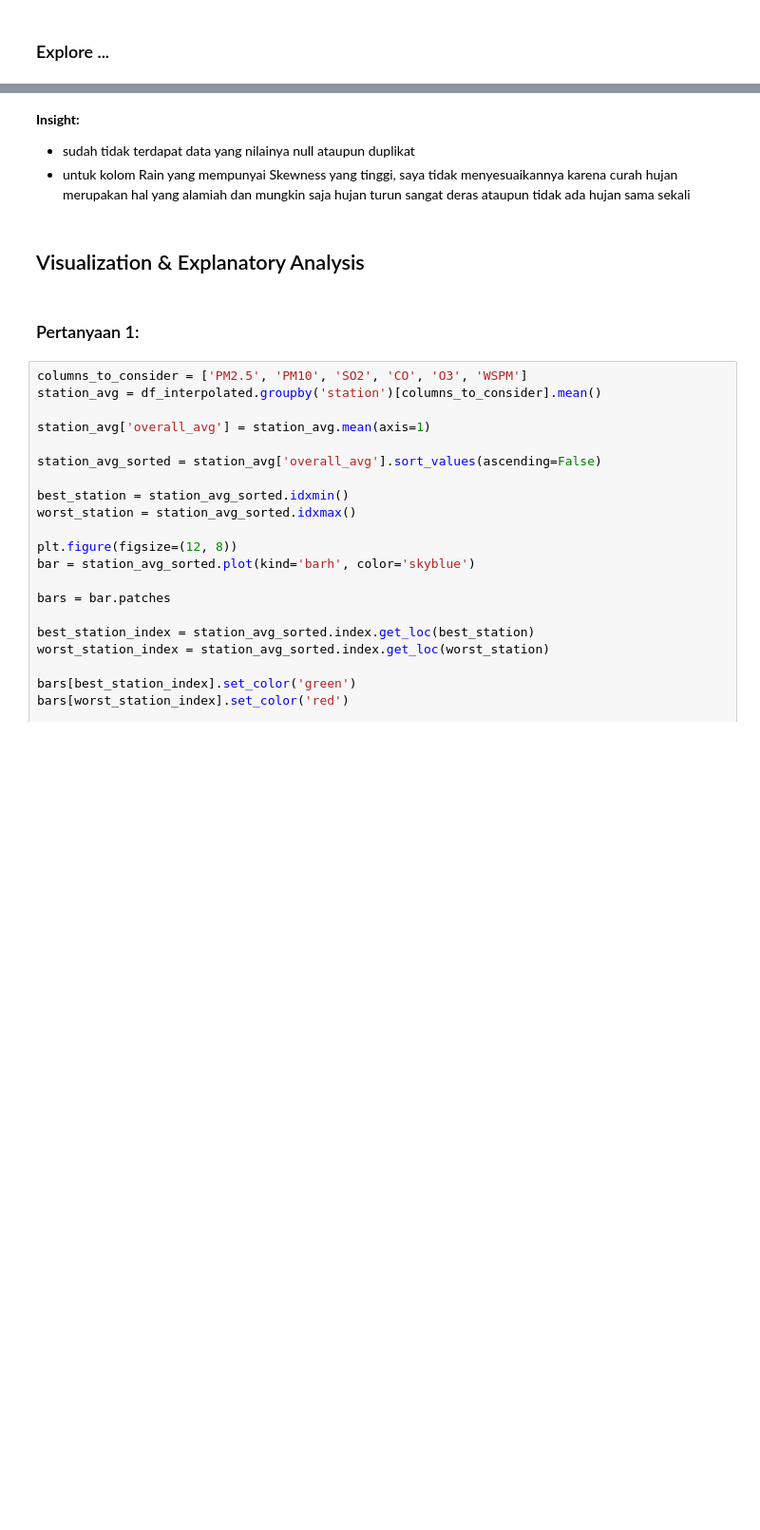
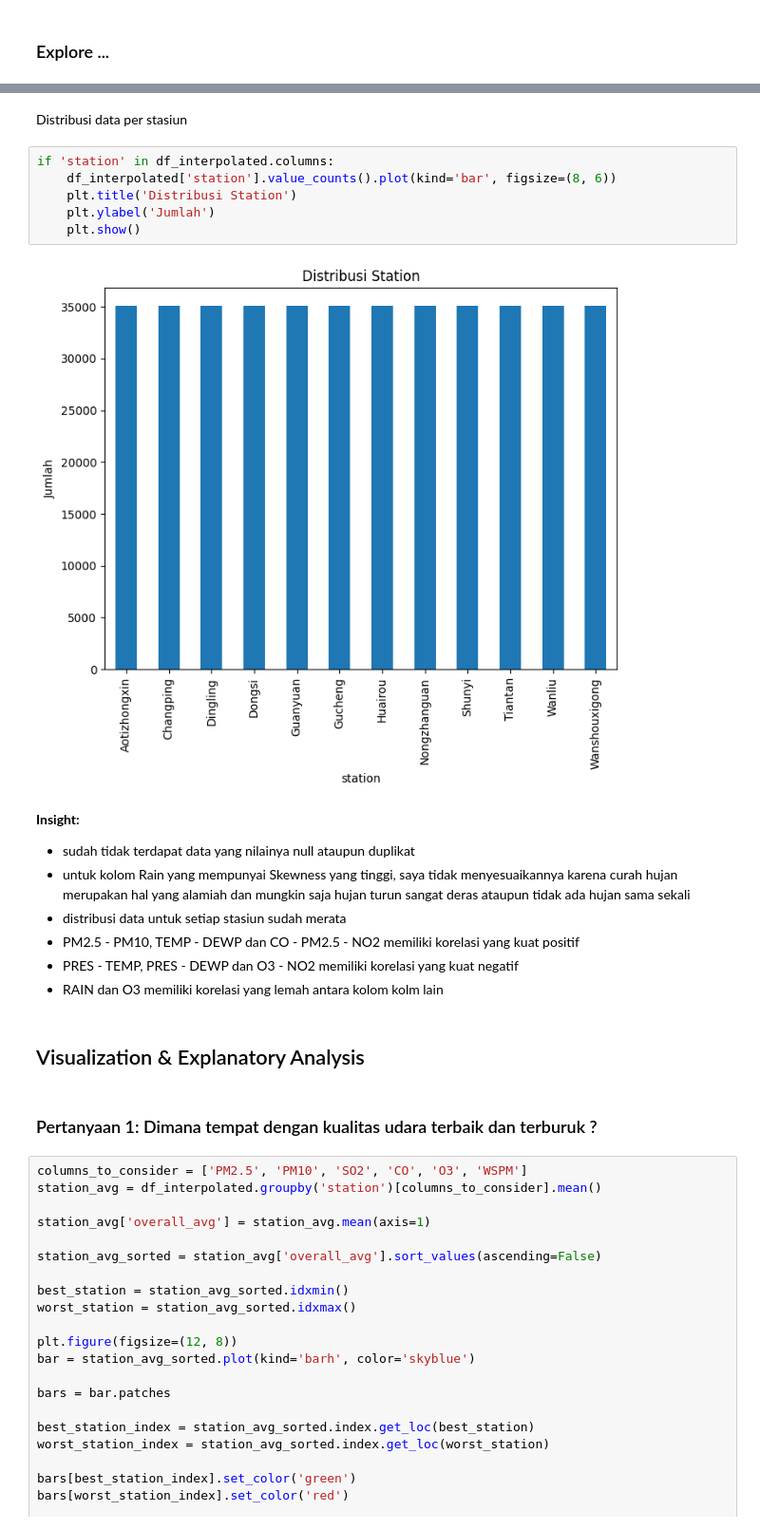
Before and after one commit to BugiSatrio/Air-Quality-dataframe, a Jupyter notebook: notebook.ipynb, the cells around one changed output, grey strips where cells are left out. Shown: that part at 95% size. Saved outputs shown, nothing was run; the diff lists cells and outputs as text; blank space fills up the shorter version.

```diff
--- a/notebook.ipynb
+++ b/notebook.ipynb
@@ -212,11 +261,26 @@ dtype: int64
+# %% [markdown]
+Distribusi data per stasiun
+# %%
+if 'station' in df_interpolated.columns:
+    df_interpolated['station'].value_counts().plot(kind='bar', figsize=(8, 6))
+    plt.title('Distribusi Station')
+    plt.ylabel('Jumlah')
+    plt.show()
+# %% [output]
+[figure, added]
 # %% [markdown]
 **Insight:**
 - sudah tidak terdapat data yang nilainya null ataupun duplikat
 - untuk kolom Rain yang mempunyai Skewness yang tinggi, saya tidak menyesuaikannya karena curah hujan merupakan hal yang alamiah dan mungkin saja hujan turun sangat deras ataupun tidak ada hujan sama sekali
+- distribusi data untuk setiap stasiun sudah merata
+- PM2.5 - PM10, TEMP - DEWP dan CO - PM2.5 - NO2 memiliki korelasi yang kuat positif
+- PRES - TEMP, PRES - DEWP dan O3 - NO2
+memiliki korelasi yang kuat negatif
+- RAIN dan O3 memiliki korelasi yang lemah antara kolom kolm lain
 # %% [markdown]
 ## Visualization & Explanatory Analysis
-# %% [markdown]
-### Pertanyaan 1:
+# %% [markdown]
+### Pertanyaan 1: Dimana tempat dengan kualitas udara terbaik dan terburuk ?
 # %%
 columns_to_consider = ['PM2.5', 'PM10', 'SO2', 'CO', 'O3', 'WSPM']
 station_avg = df_interpolated.groupby('station')[columns_to_consider].mean()
```
Also changed, not shown: parts of 32 cells of this notebook, 1 other file.
